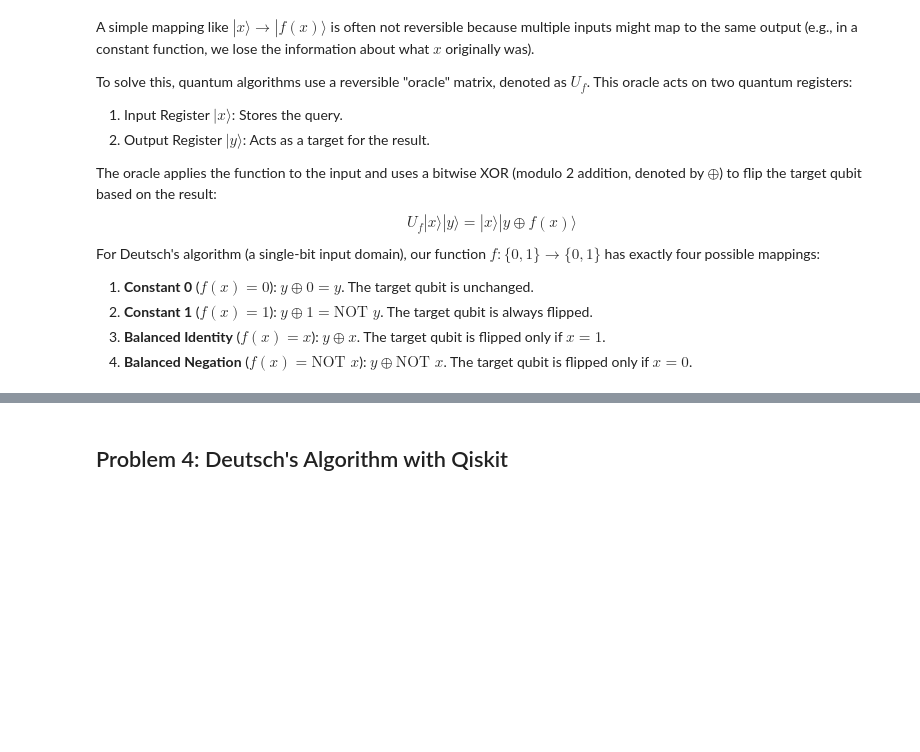
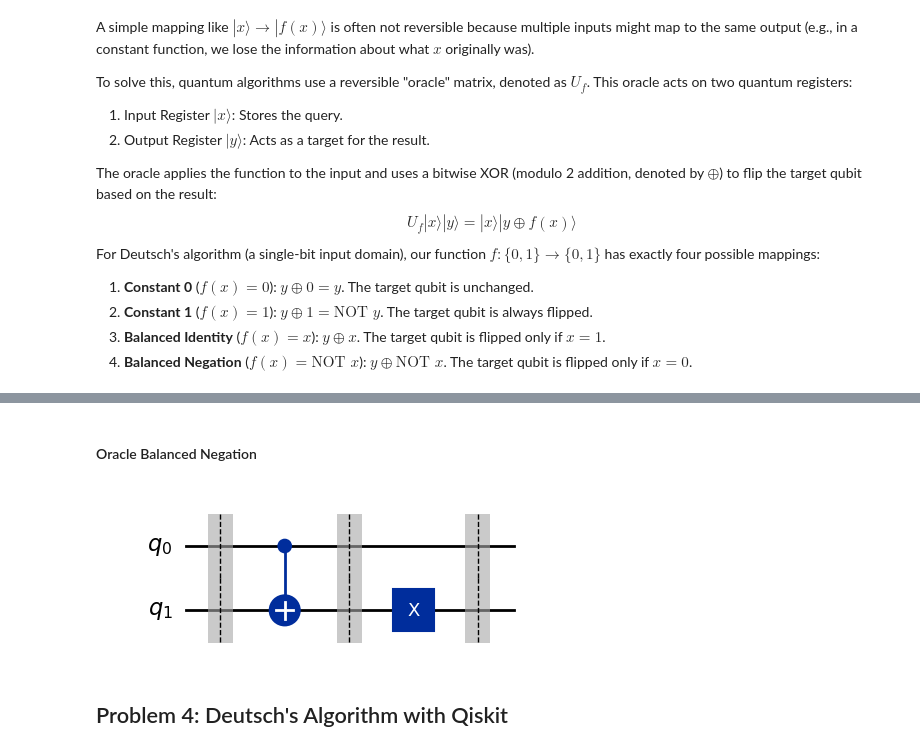
Before and after one commit to KarolisBz/emerging-technologies-assessment-g00417529, a Jupyter notebook: problems.ipynb, the cells around one changed output, grey strips where cells are left out. Saved outputs shown, nothing was run; the diff lists cells and outputs as text; code cells hidden in the pictures; blank space fills up the shorter version.

```diff
--- a/problems.ipynb
+++ b/problems.ipynb
@@ -420,3 +463,9 @@ def oracle_balanced_negation():
+# %% [markdown]
+#### Oracle Balanced Negation
+# %%
+oracle_balanced_negation().draw( output='mpl')
+# %% [output]
+[figure, added]
 # %% [markdown]
 ## Problem 4: Deutsch's Algorithm with Qiskit
 # %% [markdown]
```
Also changed, not shown: parts of 13 cells of this notebook.
